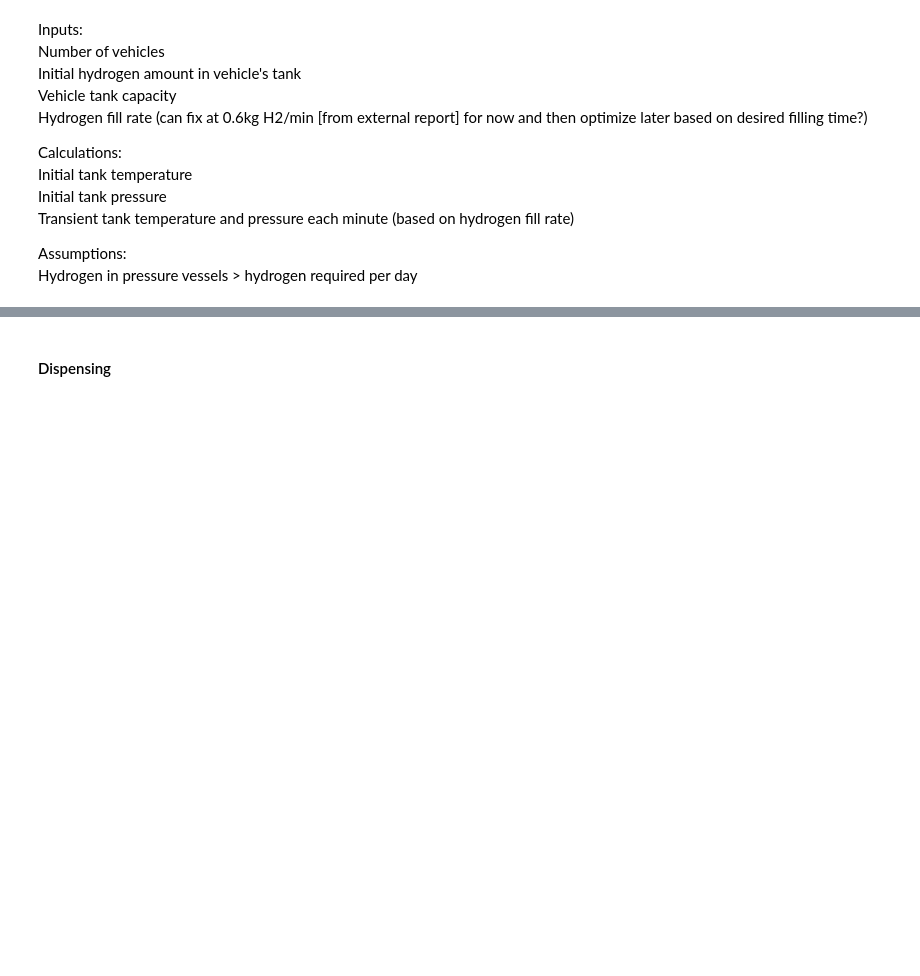
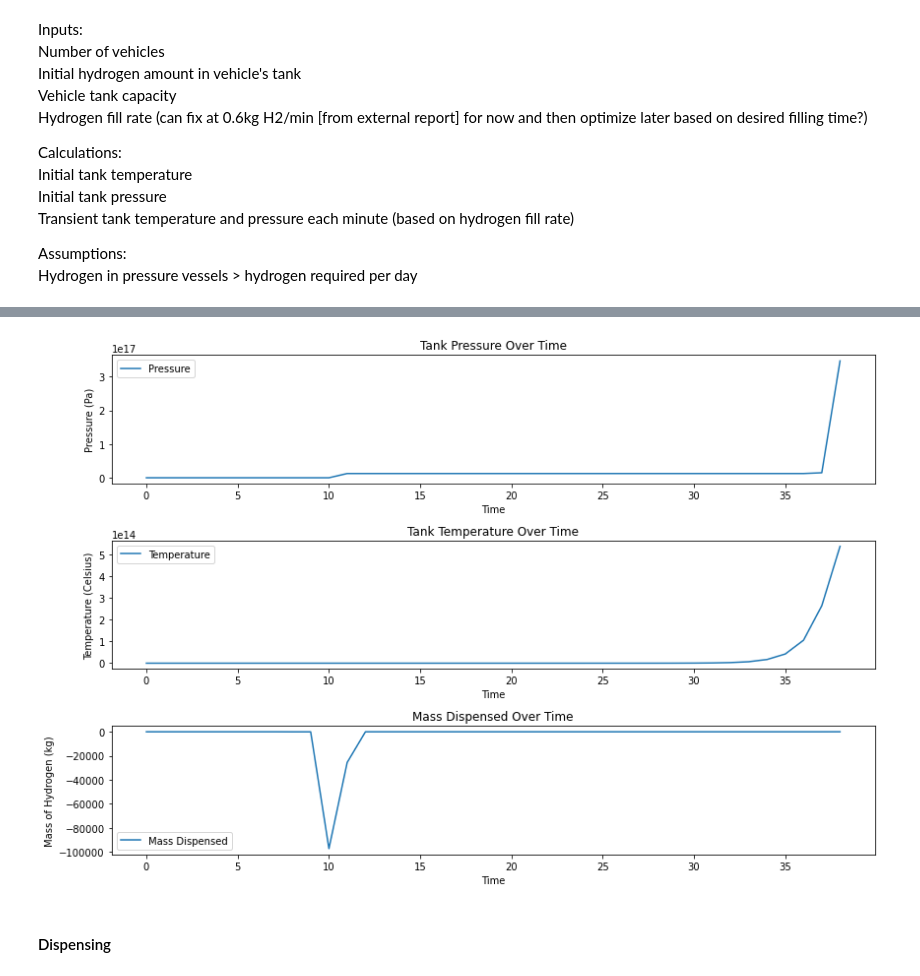
Before and after one commit to A24Nair/H2-Refuelling-Capstone, a Jupyter notebook: H2Refuelling.ipynb, the cells around one changed output, grey strips where cells are left out. Cells and saved outputs as stored; diff of their text form; code cells hidden in the pictures; blank space fills up the shorter version.

```diff
--- a/H2Refuelling.ipynb
+++ b/H2Refuelling.ipynb
@@ -157,10 +157,17 @@ Hydrogen in pressure vessels > hydrogen required per day
 # %%
 #Cascading
 # Constants
+Number_of_vehicles = 150 #specified fleet size
+Initial_tank_amount = 0.1 #Litres of compressed H2
+vehicle_tank_mass_capacity = 80 #kg of compressed H2
+hydrogen_density = 0.08375
+vehicle_tank_volume_capacity = vehicle_tank_mass_capacity/hydrogen_density*1000 #Litres of compressed H2
 R = 8.314  # Ideal gas constant, J/(mol K)
 R_hydrogen = 4124  # Gas constant for hydrogen, J/(mol K)
 ambient_temperature = 20  # Ambient temperature, Celsius
 maximum_hydrogen_mass = 6.0  # Maximum mass of hydrogen in the tank, kg
+hydrogen_molar_mass = 2.01568 #kg/kmol molar mass fo hydrogen
+hydrogen_moles = maximum_hydrogen_mass/hydrogen_molar_mass*1000 #moles of hydrogen
 fill_rate = 0.6  # Hydrogen fill rate, kg/min
 
 # Function to calculate Redlich-Kwong parameters a and b for hydrogen
@@ -265,7 +272,7 @@ def plot_results(time, pressure, temperature, mass_dispensed):
 
 # Calculate initial tank pressure and temperature iteratively
 initial_temperature_guess = ambient_temperature
-initial_pressure_guess = maximum_hydrogen_mass * R * (initial_temperature_guess + 273) / maximum_hydrogen_mass
+initial_pressure_guess = hydrogen_moles * R * (initial_temperature_guess + 273) /
 
 a_initial, b_initial = calculate_parameters(initial_temperature_guess, initial_pressure_guess)
 
@@ -277,3 +284,4 @@ time_points, pressure_points, temperature_points, mass_points = simulate_dispens
 
 # Plot simulation results
 plot_results(time_points, pressure_points, temperature_points, mass_points)
+# %% [output]
@@ -280,3 +289,4 @@ plot_results(time_points, pressure_points, temperature_points, mass_points)
+[figure, added]
 # %% [markdown]
 #### Dispensing
 # %%
```
Also changed, not shown: parts of 2 cells of this notebook.
